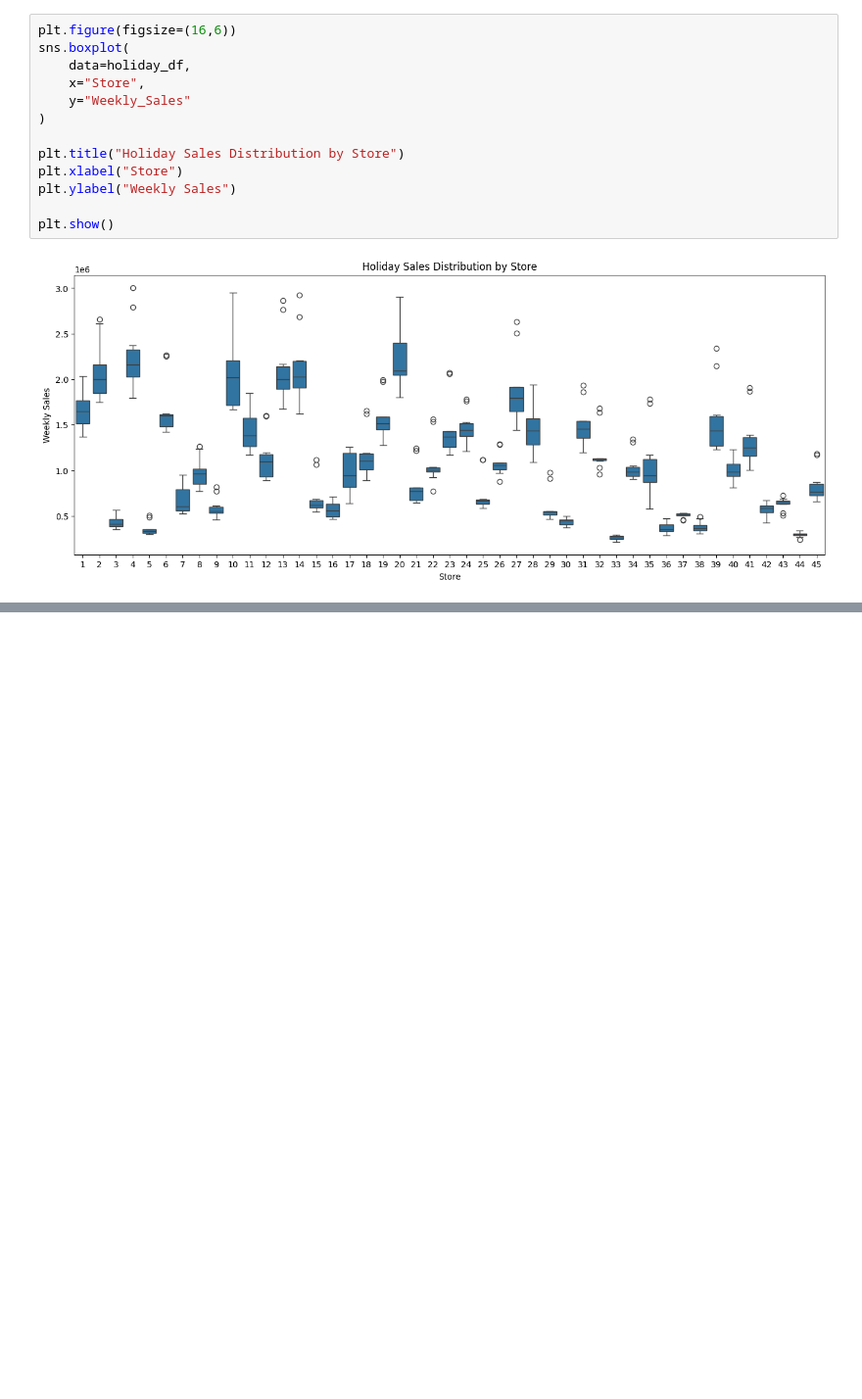
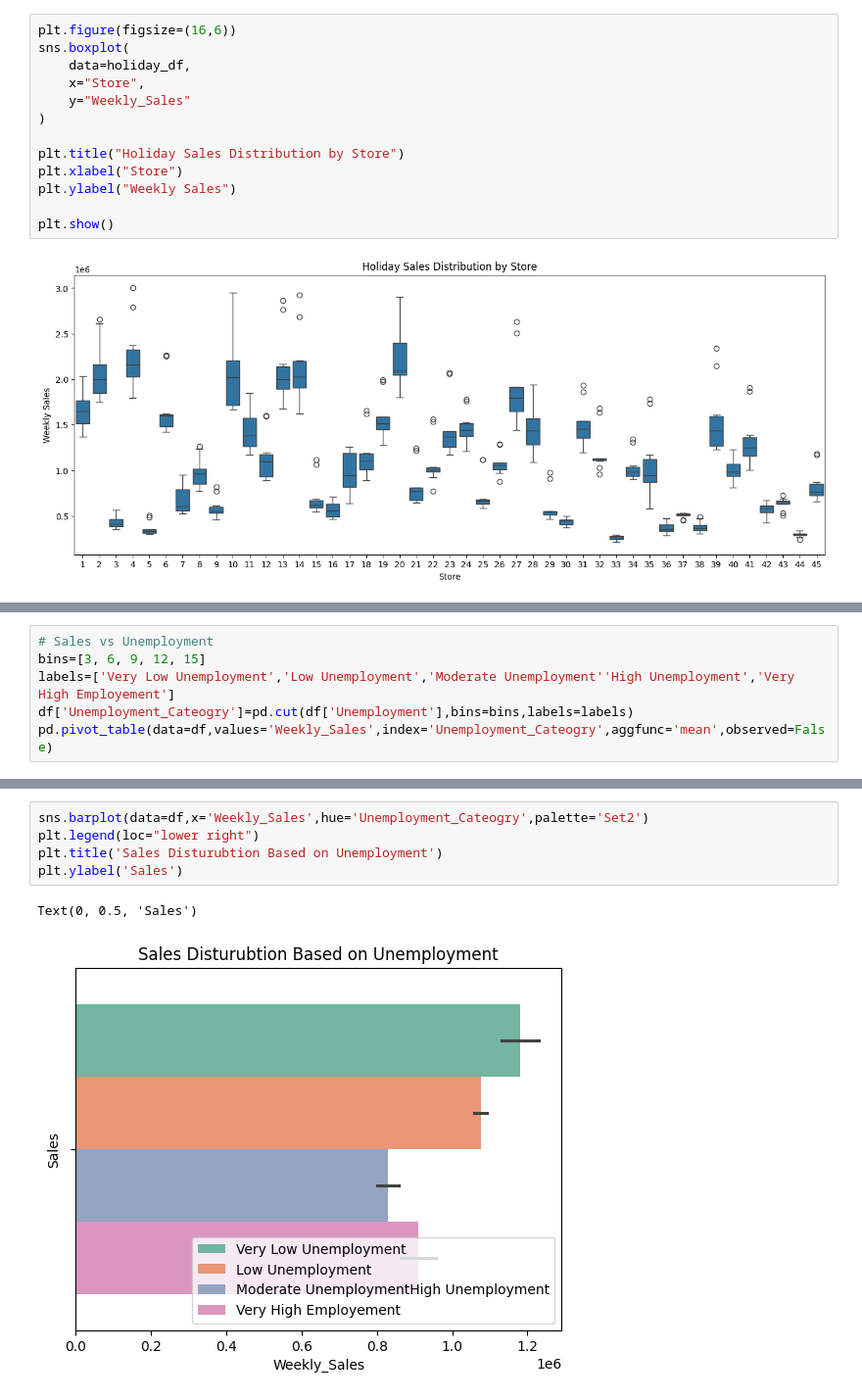
Before and after one commit to ShlokGadhave/Walmart, a Jupyter notebook: main.ipynb, the cells around one changed output, grey strips where cells are left out. Shown at 98% size. Saved outputs shown, nothing was run; the diff lists cells and outputs as text; blank space fills up the shorter version.

```diff
--- a/main.ipynb
+++ b/main.ipynb
@@ -415,0 +476,6 @@ plt.show()
+# %%
+# Sales vs Unemployment
+bins=[3, 6, 9, 12, 15]
+labels=['Very Low Unemployment','Low Unemployment','Moderate Unemployment''High Unemployment','Very High Employement']
+df['Unemployment_Cateogry']=pd.cut(df['Unemployment'],bins=bins,labels=labels)
+pd.pivot_table(data=df,values='Weekly_Sales',index='Unemployment_Cateogry',aggfunc='mean',observed=False)
@@ -415,0 +489,8 @@ plt.show()
+# %%
+sns.barplot(data=df,x='Weekly_Sales',hue='Unemployment_Cateogry',palette='Set2')
+plt.legend(loc="lower right")
+plt.title('Sales Disturubtion Based on Unemployment')
+plt.ylabel('Sales')
+# %% [output]
+Text(0, 0.5, 'Sales')
+[figure, added]
```
Also changed, not shown: parts of 12 cells of this notebook.
